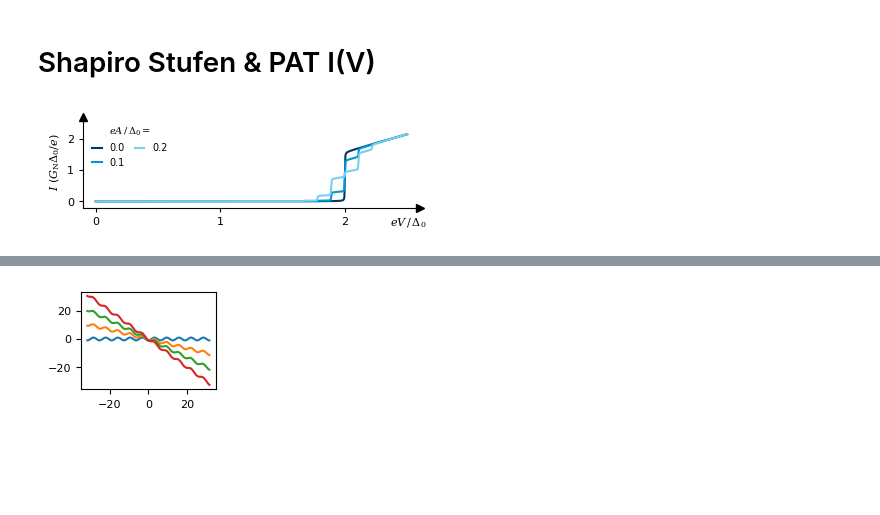
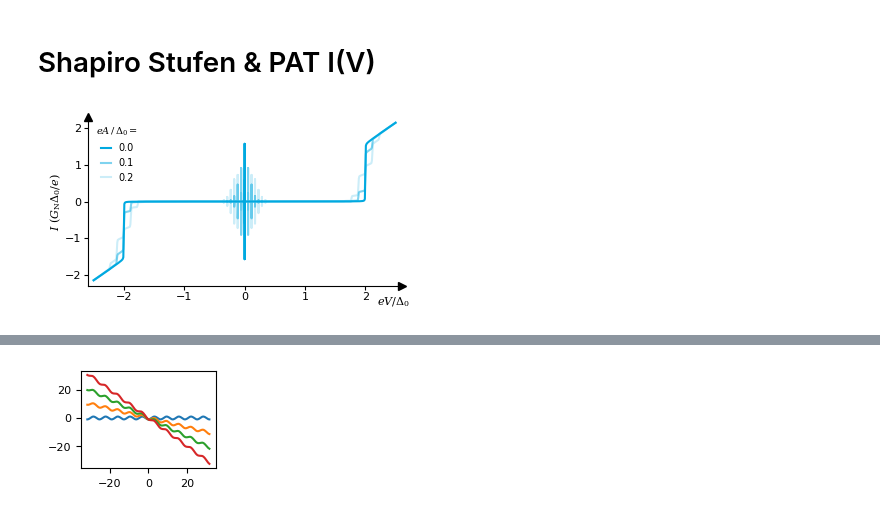
Before and after one commit to schmampf/dissertation, a Jupyter notebook: theory/macro/macro.ipynb, the cells around one changed output, grey strips where cells are left out. Drawn from its saved outputs; the diff is of its cells as text; code cells hidden in the pictures; blank space fills up the shorter version.

```diff
--- a/theory/macro/macro.ipynb
+++ b/theory/macro/macro.ipynb
@@ -508,86 +535,63 @@ from theory.models.bcs import get_I_nA as get_I_nA_bcs
 from theory.models.tg import get_I_pat_nA as get_I_nA_tg
 
 Delta_meV = 0.180
-V_mV = np.linspace(0, 2.5, 601) * Delta_meV  # mV
+V_mV = np.linspace(-2.5, 2.5, 601) * Delta_meV  # mV
 A_mV = np.array([0, 0.1, 0.2]) * Delta_meV  # mV
-tau = 1
+G_N = 1
 T_K = 0.0
-Gamma_meV = 0.0
+gamma_meV = 0.0
 nu_GHz = 5.0
+
+I_C = np.pi / 2
 
 I_BCS = np.full((A_mV.shape[0], V_mV.shape[0]), np.nan)
 
 I_BCS = get_I_nA_bcs(
     V_mV=V_mV,
-    tau=tau,
+    G_N=G_N,
     Delta_meV=(Delta_meV, Delta_meV),
     T_K=T_K,
-    Gamma_meV=Gamma_meV,
+    gamma_meV=gamma_meV,
 )
 I_PAT = get_I_nA_tg(A_mV=A_mV, V_mV=V_mV, I_nA=I_BCS, nu_GHz=nu_GHz)
+I_PAT /= Delta_meV * G_0_muS
 
-dIdV_PAT = np.gradient(I_PAT, V_mV, axis=1) / G_0_muS
-
-I_PAT /= Delta_meV * G_0_muS
+V_plot, I_plot = add_supercurrent_replicas(
+    V_mV, I_PAT, I_C=I_C, nu_GHz=nu_GHz, A_mV=A_mV, n_max=6, charge=2, weight="Jn_abs"
+)
 # %%
-fig, ax = plt.subplots(figsize=(3.8, 1.2))
+fig, ax = plt.subplots(figsize=(3.8, 2.0))
+
+colors = [get_color(alpha=1.0), get_color(alpha=0.5), get_color(alpha=0.20)]
 
 for i, A in enumerate(A_mV):
-    # SS
     ax.plot(
-        V_mV / Delta_meV,
-        I_PAT[i, :],
-        color=cmap(clim=(0.1, 0.8))(i / len(A_mV)),
-        zorder=i,
+        V_plot / Delta_meV,
+        I_plot[i, :],
+        color=colors[i],
+        zorder=3 - i,
         label=f"{A/Delta_meV:1.1f}",
     )
 
-ax.set_xlim(-0.1, 2.6)
-ax.set_ylim(-0.2, 2.7)
-ax.set_yticks([0, 1, 2])
-ax.set_xticks([0, 1, 2])
-
-for spine in ["top", "right"]:
-    ax.spines[spine].set_visible(False)
-x_lim = ax.get_xlim()
-y_lim = ax.get_ylim()
-ax_trans = ax.get_xaxis_transform()
-ax.plot(x_lim[1], y_lim[0], ">", color="k", clip_on=False)
-ax.plot(x_lim[0], y_lim[1], "^", color="k", clip_on=False)
-ax.set_xlim(x_lim)
-ax.set_ylim(y_lim)
-ax.tick_params(
-    axis="both",
-    direction="out",
-    length=3,
-    labelsize=8,
-    color="k",
-    labelcolor="k",
-)
-
-ax.text(
-    x_lim[1] + np.abs(x_lim[1] - x_lim[0]) / 50,
-    (y_lim[0] - y_lim[1]) / 6,
-    "$eV\\,/\\,\\Delta_0$",
-    ha="right",
-    va="top",
-    fontsize=8,
-)
-ax.set_ylabel("$I$ ($G_\\mathrm{N}\\Delta_0 /e$)")
+ax.set_xlim(-2.6, 2.6)
+ax.set_ylim(-2.3, 2.3)
+# ax.set_yticks([0, 1, 2, I_C, -1, -2], labels=["0", "1", "2", "$I_\\mathrm{C}$", "--1", "--2"])
 
 ax.legend(
     title="$eA\\,/\\,\\Delta_0 = $",
     handlelength=1.0,
     loc="upper left",
     frameon=False,
     fontsize=7,
     title_fontsize=7,
-    ncols=2,
+    ncols=1,
     columnspacing=1.0,
 )
 
-fig.tight_layout(pad=0.1)
-fig.savefig("shapiro-iv.pgf")
-fig.savefig("shapiro-iv.pdf")
+xlabel = "$eV/\\Delta_0$"
+ylabel = "$I\\ (G_\\mathrm{N}\\Delta_0/e)$"
+title = "shapiro-iv"
+
+theory_layout(fig, ax, title, xlabel, ylabel, padding=(0.5, 0.15))
 # %% [output]
-[figure, old version]
+[figure, new version]
```
Also changed, not shown: parts of 19 cells of this notebook.
